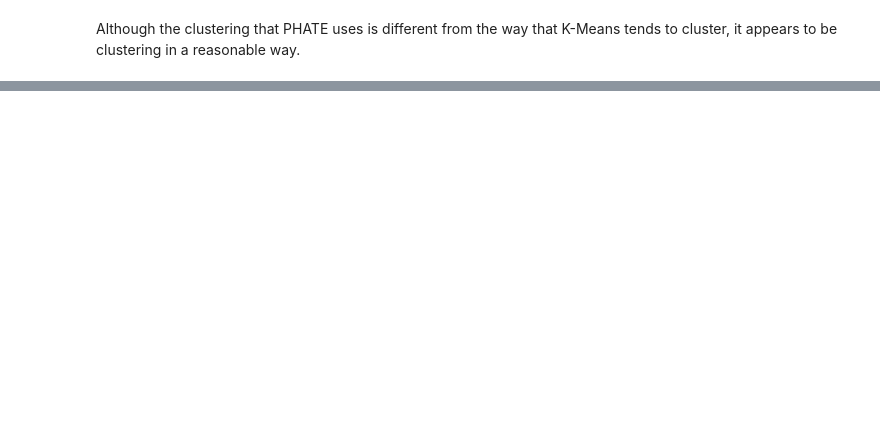
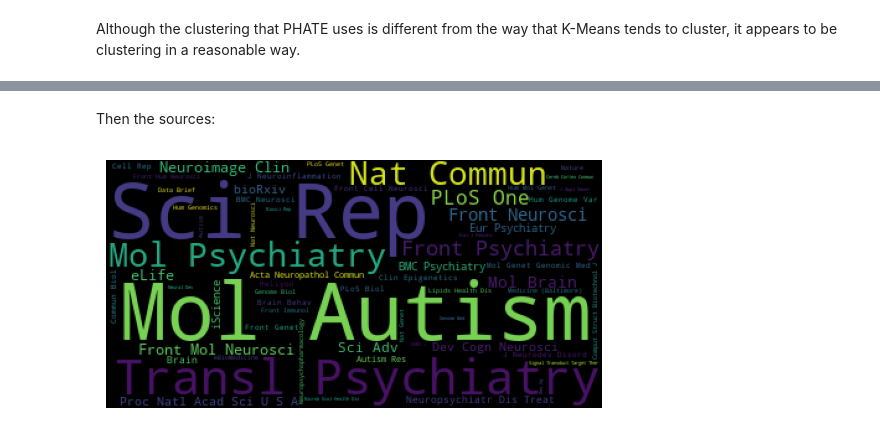
Before and after one commit to EthanDayley/asd-siloing-exploratory, a Jupyter notebook: data_analysis/cluster_analysis.ipynb, the cells around one changed output, grey strips where cells are left out. Saved outputs shown, nothing was run; the diff lists cells and outputs as text; code cells hidden in the pictures; blank space fills up the shorter version.

```diff
--- a/data_analysis/cluster_analysis.ipynb
+++ b/data_analysis/cluster_analysis.ipynb
@@ -317,0 +368,16 @@ Although the clustering that PHATE uses is different from the way that K-Means t
+# %% [markdown]
+Then the sources:
+# %%
+# get all medline_ta's
+c0_medline_tas = filtered_articles.source[cluster_labels == 0]
+
+# generate frequencies
+c0_mt_freqs = {i: list(c0_medline_tas).count(i) for i in c0_medline_tas}
+
+# generate and plot wordcloud
+wc_c0_desc = wordcloud.WordCloud().generate_from_frequencies(c0_mt_freqs)
+plt.imshow(wc_c0_desc)
+plt.axis('off')
+plt.show()
+# %% [output]
+[figure, added]
```
Also changed, not shown: parts of 35 cells of this notebook.
